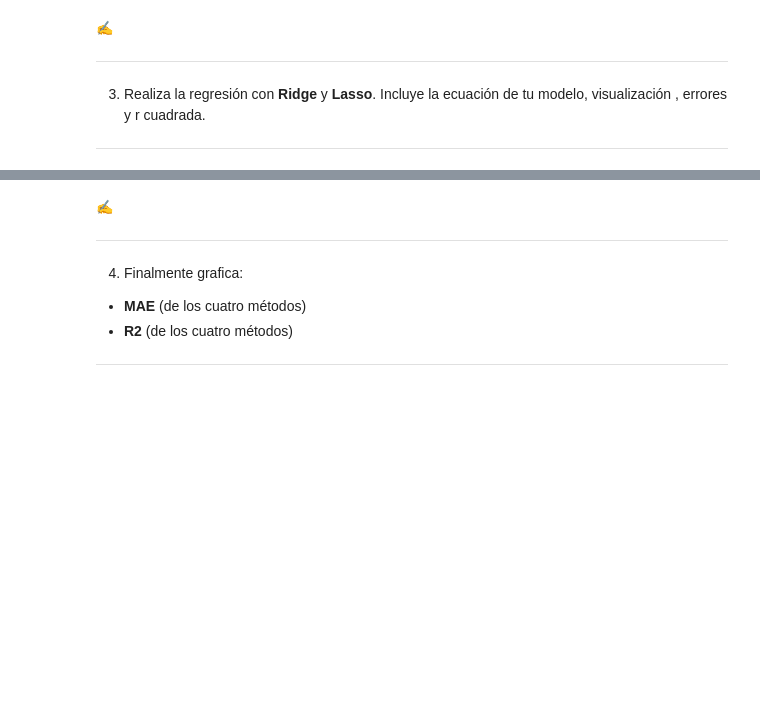
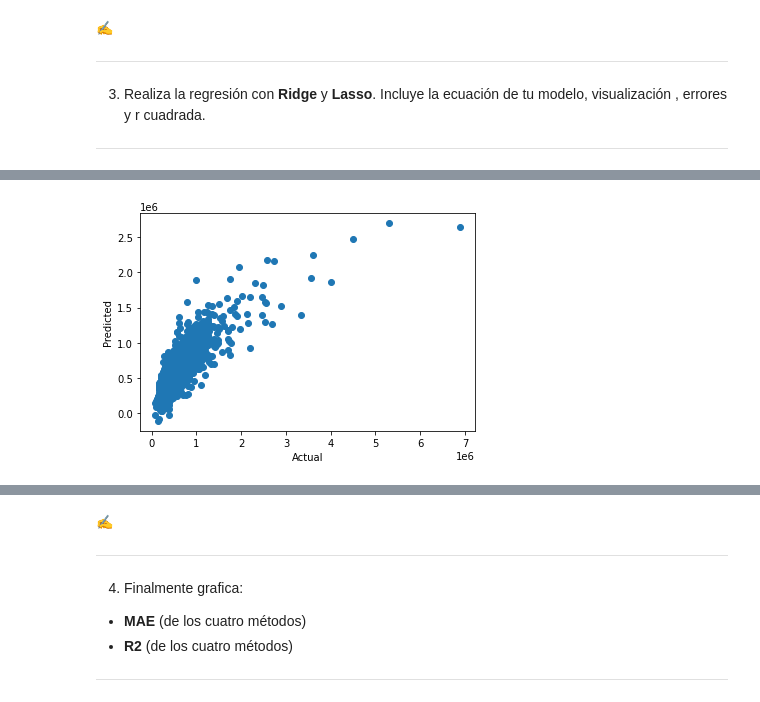
Before and after one commit to PosgradoMNA/actividades-de-aprendizaje-A01793509, a Jupyter notebook: Repaso_Regresiones_Kmeans.A01793509.ipynb, the cells around one changed output, grey strips where cells are left out. Saved outputs shown, nothing was run; the diff lists cells and outputs as text; code cells hidden in the pictures; blank space fills up the shorter version.

```diff
--- a/Repaso_Regresiones_Kmeans.A01793509.ipynb
+++ b/Repaso_Regresiones_Kmeans.A01793509.ipynb
@@ -989,0 +1112,13 @@ ValueError: ignored
+# %%
+#Instanciamos el modelo ridge
+Mod_Ridge_Mul = Ridge(alpha=0.1, solver="cholesky")
+
+#Ajustamos el modelo
+Regresion_Ridge_Mul = Mod_Ridge_Mul.fit(X_train, np.ravel(y_train))
+
+#Realizamos la predicción
+y_pred_ridge_mul = Regresion_Ridge_Mul.predict(X_test)
+
+#Obtenemos la pendiente (a) y la intercepción (b)
+print("Pendiente igual a", Regresion_Ridge_Mul.coef_)
+print("Intercepción igual a", Regresion_Ridge_Mul.intercept_)
@@ -989,0 +1140,7 @@ ValueError: ignored
+# %%
+#Visualizamos nuestro modelo
+plt.scatter(y_test,y_pred_ridge_mul);
+plt.xlabel('Actual');
+plt.ylabel('Predicted');
+# %% [output]
+[figure, added]
```
Also changed, not shown: parts of 38 cells of this notebook.
